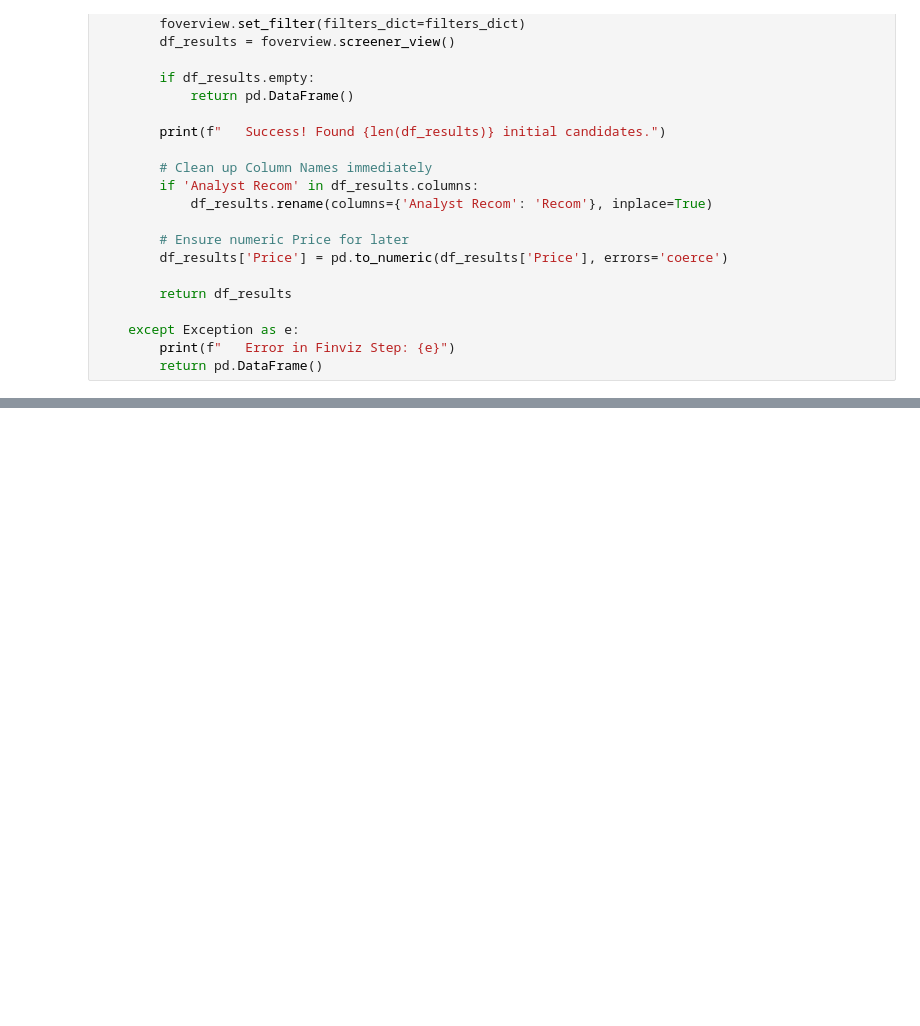
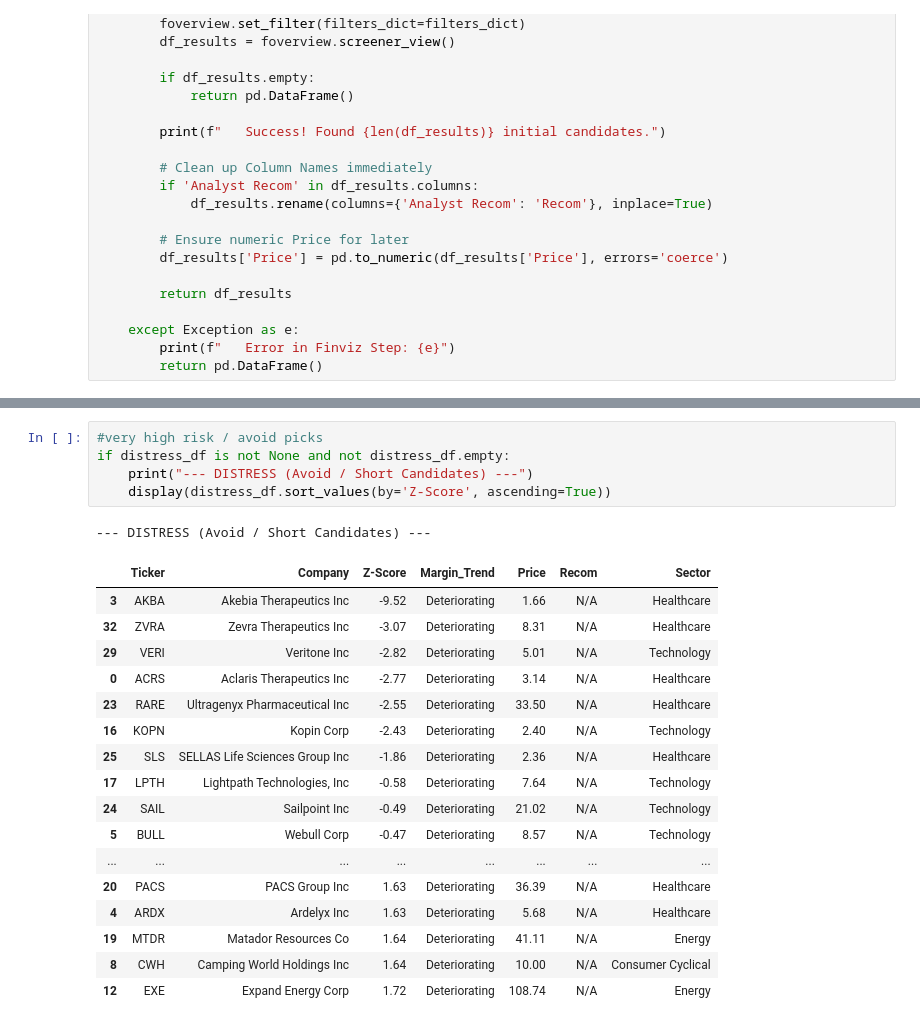
Before and after one commit to codej731/Equities-Fundamental-Analysis-Tool, a Jupyter notebook: USA_Equity_Stock_picker.ipynb, the cells around one changed output, grey strips where cells are left out. Drawn from its saved outputs; the diff is of its cells as text; blank space fills up the shorter version.

```diff
--- a/USA_Equity_Stock_picker.ipynb
+++ b/USA_Equity_Stock_picker.ipynb
@@ -207,0 +272,24 @@ Error:
+# %%
+#very high risk / avoid picks
+if distress_df is not None and not distress_df.empty:
+    print("--- DISTRESS (Avoid / Short Candidates) ---")
+    display(distress_df.sort_values(by='Z-Score', ascending=True))
+# %% [output]
+--- DISTRESS (Avoid / Short Candidates) ---
+|  | Ticker | Company | Z-Score | Margin_Trend | Price | Recom | Sector |
+| 3 | AKBA | Akebia Therapeutics Inc | -9.52 | Deteriorating | 1.66 | N/A | Healthcare |
+| 32 | ZVRA | Zevra Therapeutics Inc | -3.07 | Deteriorating | 8.31 | N/A | Healthcare |
+| 29 | VERI | Veritone Inc | -2.82 | Deteriorating | 5.01 | N/A | Technology |
+| 0 | ACRS | Aclaris Therapeutics Inc | -2.77 | Deteriorating | 3.14 | N/A | Healthcare |
+| 23 | RARE | Ultragenyx Pharmaceutical Inc | -2.55 | Deteriorating | 33.50 | N/A | Healthcare |
+| 16 | KOPN | Kopin Corp | -2.43 | Deteriorating | 2.40 | N/A | Technology |
+| 25 | SLS | SELLAS Life Sciences Group Inc | -1.86 | Deteriorating | 2.36 | N/A | Healthcare |
+| 17 | LPTH | Lightpath Technologies, Inc | -0.58 | Deteriorating | 7.64 | N/A | Technology |
+| 24 | SAIL | Sailpoint Inc | -0.49 | Deteriorating | 21.02 | N/A | Technology |
+| 5 | BULL | Webull Corp | -0.47 | Deteriorating | 8.57 | N/A | Technology |
+| ... | ... | ... | ... | ... | ... | ... | ... |
+| 20 | PACS | PACS Group Inc | 1.63 | Deteriorating | 36.39 | N/A | Healthcare |
+| 4 | ARDX | Ardelyx Inc | 1.63 | Deteriorating | 5.68 | N/A | Healthcare |
+| 19 | MTDR | Matador Resources Co | 1.64 | Deteriorating | 41.11 | N/A | Energy |
+| 8 | CWH | Camping World Holdings Inc | 1.64 | Deteriorating | 10.00 | N/A | Consumer Cyclical |
+| 12 | EXE | Expand Energy Corp | 1.72 | Deteriorating | 108.74 | N/A | Energy |
```
Also changed, not shown: parts of 4 cells of this notebook.
